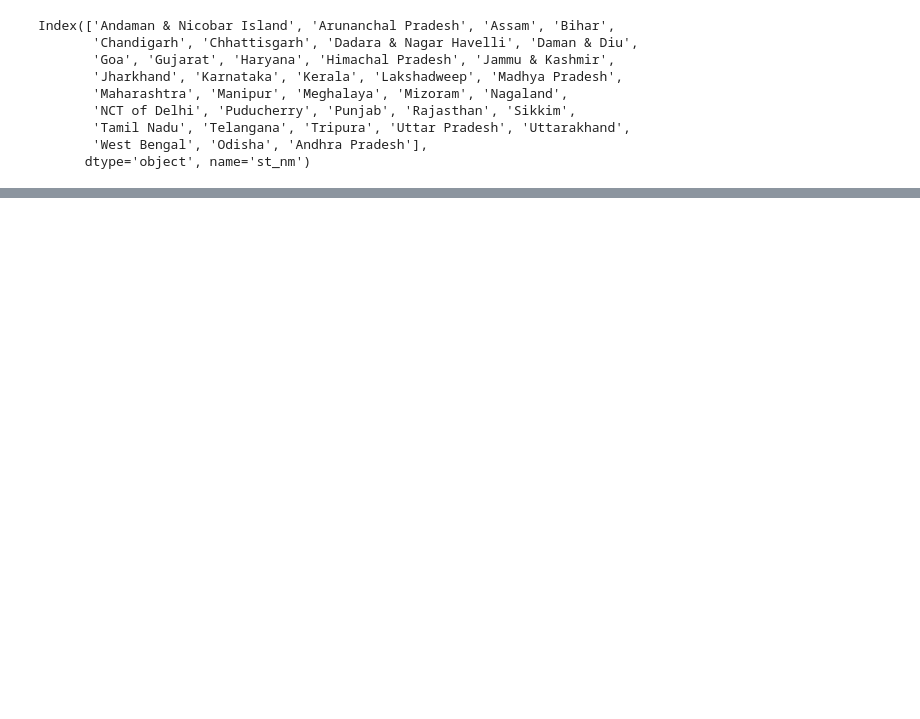
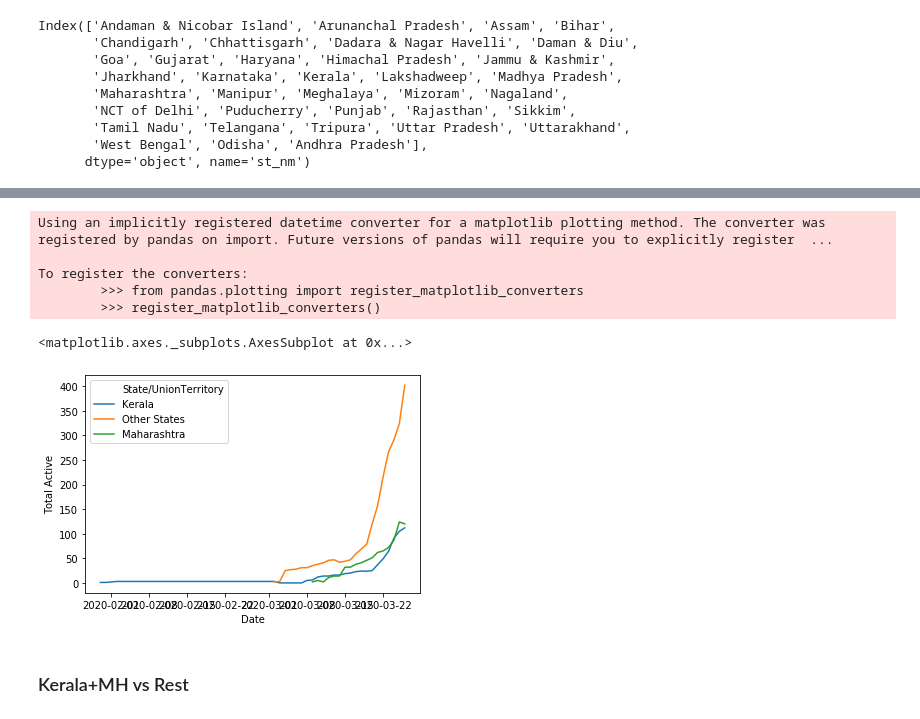
Before and after one commit to subhmm/COVID19IN, a Jupyter notebook: covid19IN.ipynb, the cells around one changed output, grey strips where cells are left out. Saved outputs shown, nothing was run; the diff lists cells and outputs as text; code cells hidden in the pictures; blank space fills up the shorter version.

Commit message:
26th Mar - Uploaded notebook and database
Last updated data of 26th March 8pm

```diff
--- a/covid19IN.ipynb
+++ b/covid19IN.ipynb
@@ -325,0 +430,7 @@ fig.savefig("death_cure.png", dpi=1000)
+# %%
+kmh = covid[(covid['State/UnionTerritory'] == 'Kerala') | (covid['State/UnionTerritory'] == 'Maharashtra')]
+rest = covid[(covid['State/UnionTerritory'] != 'Kerala') & (covid['State/UnionTerritory'] != 'Maharashtra')].groupby('Date').sum()
+rest['State/UnionTerritory'] = 'Other States'
+rest_india = pd.concat([kmh.set_index('Date'),rest])
+rest_india = rest_india.sort_index()
+rest_india.head()
@@ -325,0 +451,13 @@ fig.savefig("death_cure.png", dpi=1000)
+# %%
+## Plot this with plotly
+sns.lineplot(data=rest_india, x=rest_india.index, y='Total Active', hue='State/UnionTerritory')
+# %% [output]
+Using an implicitly registered datetime converter for a matplotlib plotting method. The converter was registered by pandas on import. Future versions of pandas will require you to explicitly register  ...
+
+To register the converters:
+        >>> from pandas.plotting import register_matplotlib_converters
+        >>> register_matplotlib_converters()
+<matplotlib.axes._subplots.AxesSubplot at 0x...>
+[figure, added]
+# %% [markdown]
+### Kerala+MH vs Rest
```
Also changed, not shown: parts of 39 cells of this notebook, 1 other file.
